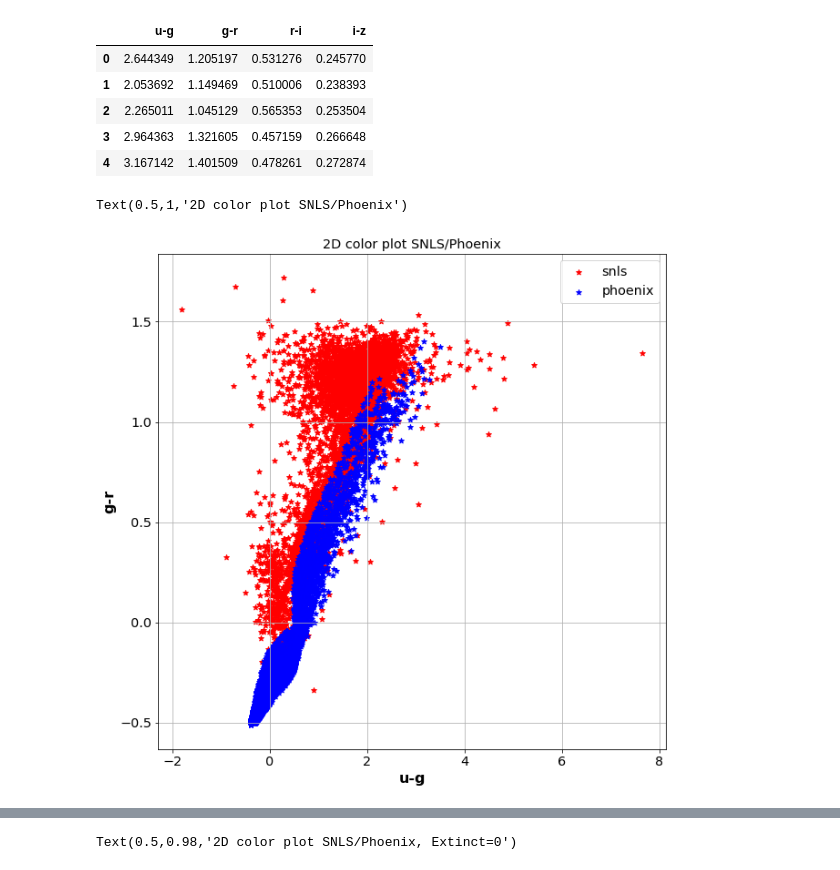
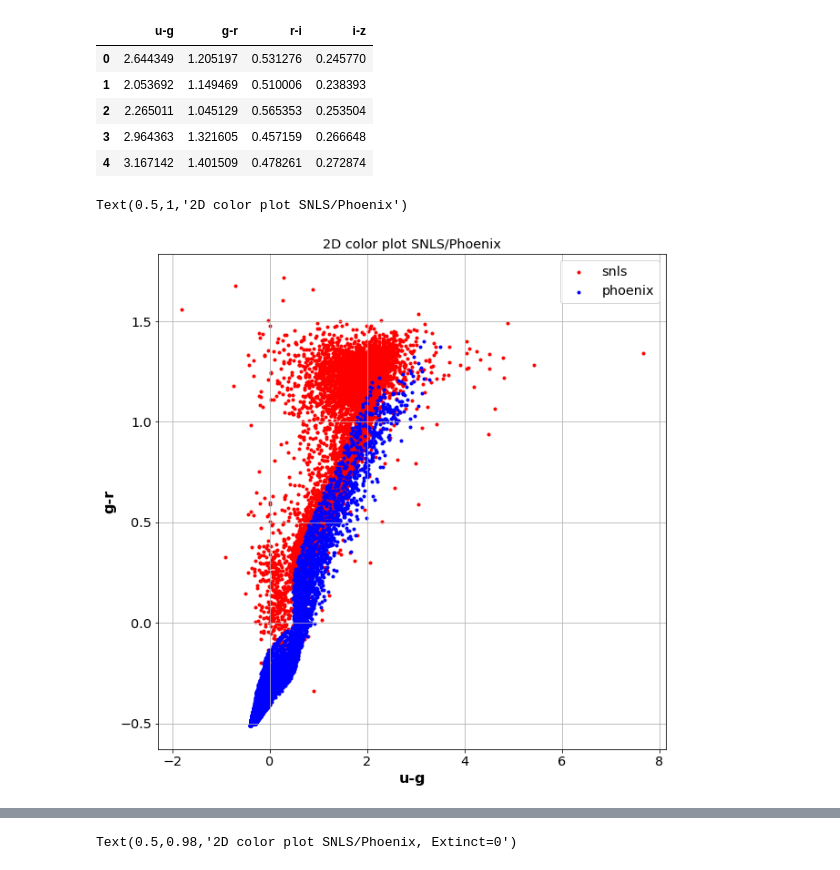
Before and after one commit to sylvielsstfr/PC5AtmStudies, a Jupyter notebook: SNLS/CompareSNLSandModel.ipynb, the cells around one changed output, grey strips where cells are left out. Saved outputs shown, nothing was run; the diff lists cells and outputs as text; code cells hidden in the pictures.

```diff
--- a/SNLS/CompareSNLSandModel.ipynb
+++ b/SNLS/CompareSNLSandModel.ipynb
@@ -51,14 +51,14 @@ phoenix.head()
 | 3 | 2.964363 | 1.321605 | 0.457159 | 0.266648 |
 | 4 | 3.167142 | 1.401509 | 0.478261 | 0.272874 |
 # %%
-plt.scatter(snls["u-g"],snls["g-r"],marker='*',color="red",label='snls')
-plt.scatter(phoenix["u-g"],phoenix["g-r"],marker='*',color="blue",label='phoenix')
+plt.scatter(snls["u-g"],snls["g-r"],marker='.',color="red",label='snls')
+plt.scatter(phoenix["u-g"],phoenix["g-r"],marker='.',color="blue",label='phoenix')
 plt.grid()
 plt.legend()
 plt.xlabel('u-g',fontsize=16,fontweight='bold')
 plt.ylabel('g-r',fontsize=16,fontweight='bold')
 plt.title('2D color plot SNLS/Phoenix')
 # %% [output]
 Text(0.5,1,'2D color plot SNLS/Phoenix')
-[figure, old version]
+[figure, new version]
 # %%
```
Also changed, not shown: parts of 10 cells of this notebook, 2 other files.
